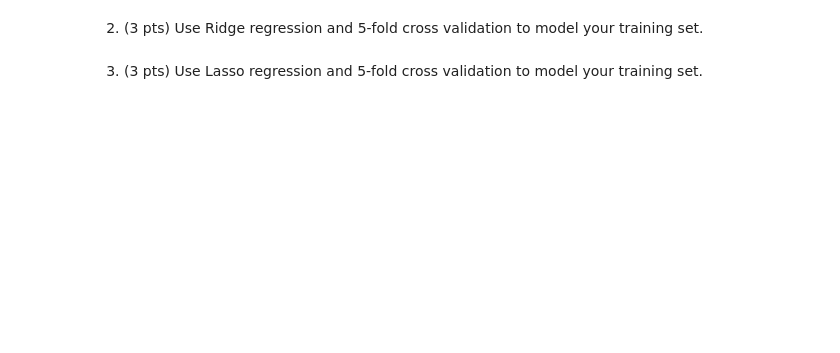
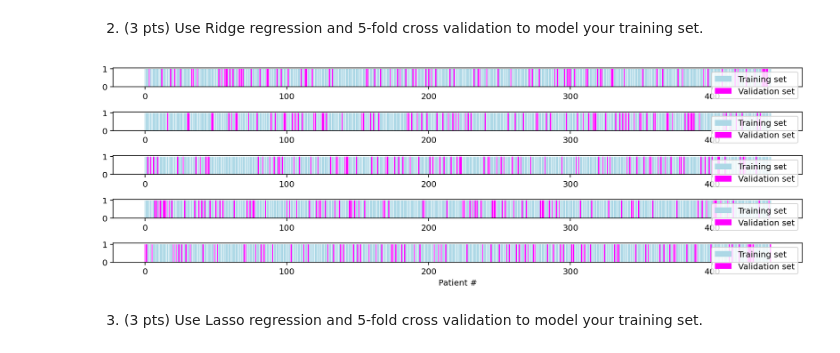
Before and after one commit to nishadalal120/NEU-365P-385L-Spring-2021, a Jupyter notebook: homework/homework-cross_validation.ipynb, the cells around one changed output. Drawn from its saved outputs; the diff is of its cells as text; code cells hidden in the pictures; blank space fills up the shorter version.

Commit message:
HW
Finish cross validation

```diff
--- a/homework/homework-cross_validation.ipynb
+++ b/homework/homework-cross_validation.ipynb
@@ -84,4 +72,46 @@ NameError: name 'Xs' is not defined
 # %% [markdown]
 2. (3 pts) Use Ridge regression and 5-fold cross validation to model your training set.
+# %%
+kf = KFold(n_splits=5, shuffle=True) #, random_state=42)
+
+alphas = np.logspace(-5, 2, 50)
+mse = np.zeros(alphas.shape)
+
+for i, alpha in enumerate(alphas):
+    val_errors = []
+    for train_index, val_index in kf.split(X, y):
+        # training set
+        Xs_train = X[train_index,:]
+        ys_train = y[train_index]
+
+        # validation set
+        Xs_val = X[val_index,:]
+        ys_val = y[val_index]
+
+        # ridge model
+        model = Ridge(alpha=alpha)
+
+        # fit model to training set
+        model.fit(Xs_train, ys_train)
+
+        # get error from validation set
+        val_mse = np.mean((ys_val - model.predict(Xs_val))**2)
+        val_errors.append(val_mse)
+
+    # for each alpha, we take the mean error across all K-folds
+    mse[i] = np.mean(val_errors)
+
+plt.figure(figsize=(12,4))
+k = 1
+for train_index, val_index in kf.split(X, y):
+    plt.subplot(5, 1, k)
+    plt.bar(train_index, np.ones(train_index.shape), color='lightblue', label='Training set')
+    plt.bar(val_index, np.ones(val_index.shape), color='magenta', label='Validation set')
+    plt.legend()
+    k += 1
+plt.xlabel('Patient #')
+plt.tight_layout()
+# %% [output]
+[figure, added]
 # %% [markdown]
 3. (3 pts) Use Lasso regression and 5-fold cross validation to model your training set.
```
Also changed, not shown: parts of 6 cells of this notebook.
